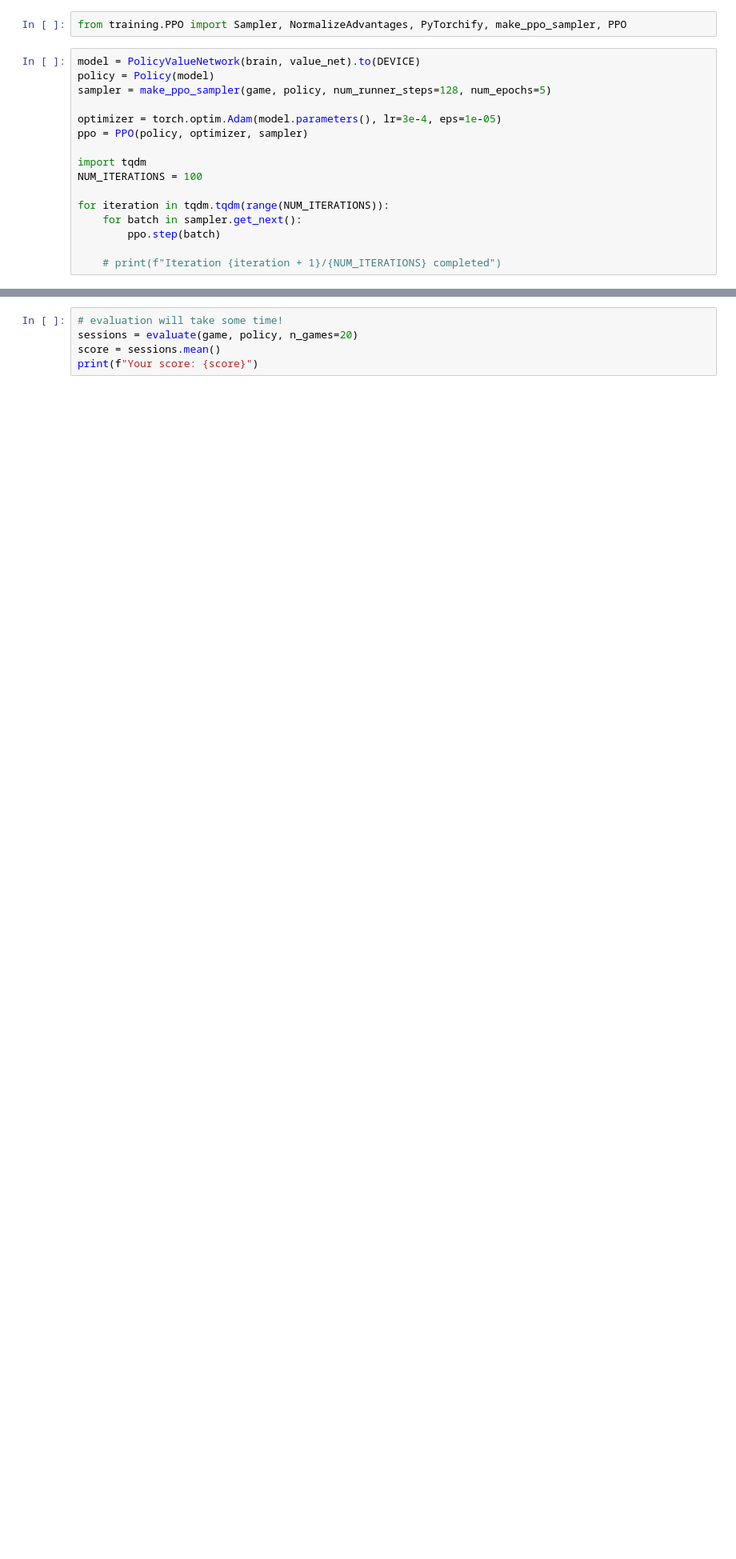
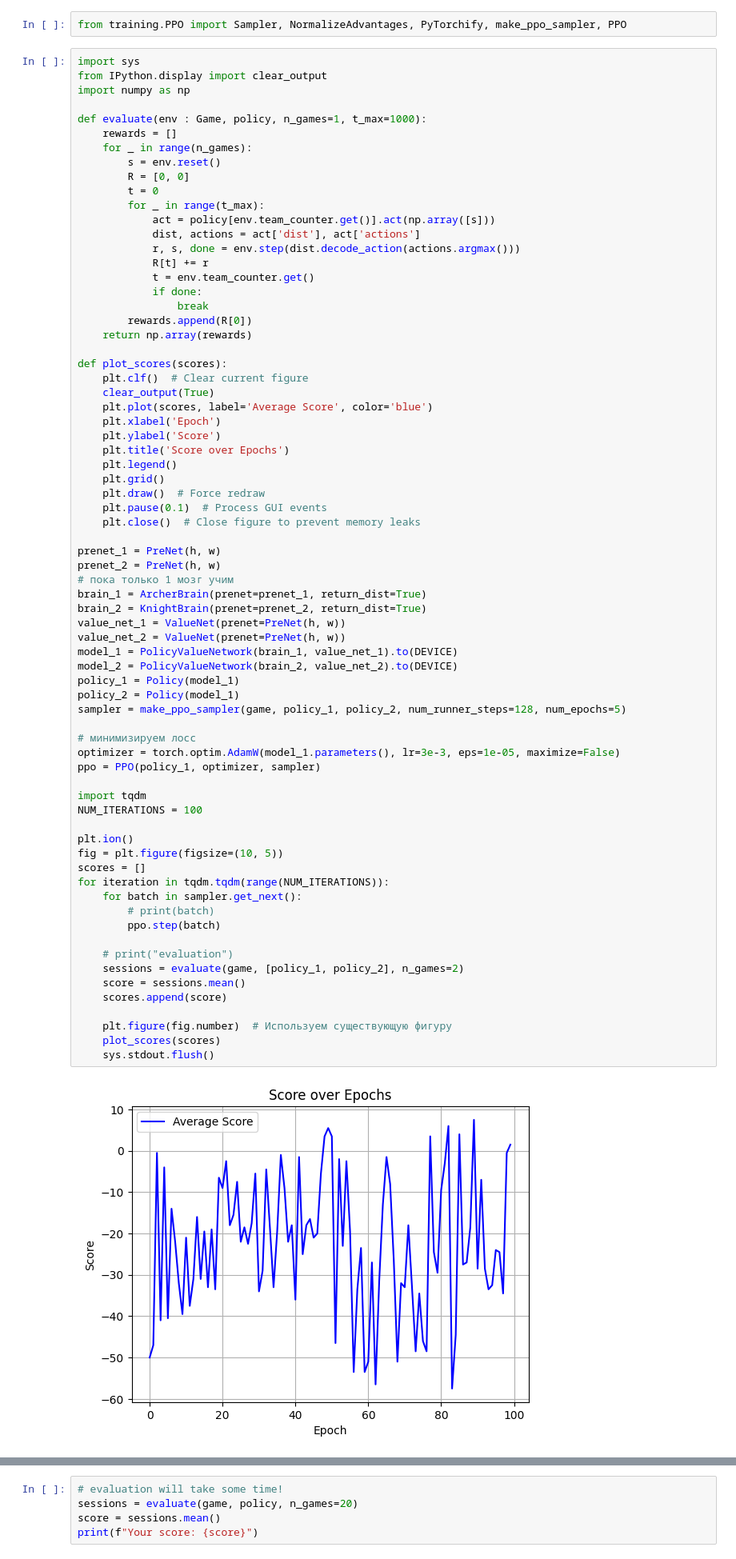
Before and after one commit to Mr-Grag-Universe/hex_game, a Jupyter notebook: train.ipynb, the cells around one changed output, grey strips where cells are left out. Shown at 80% size. Saved outputs shown, nothing was run; the diff lists cells and outputs as text; blank space fills up the shorter version.

```diff
--- a/train.ipynb
+++ b/train.ipynb
@@ -255,18 +318,75 @@ from training.GAE import GAE
 # %%
 from training.PPO import Sampler, NormalizeAdvantages, PyTorchify, make_ppo_sampler, PPO
 # %%
-model = PolicyValueNetwork(brain, value_net).to(DEVICE)
-policy = Policy(model)
-sampler = make_ppo_sampler(game, policy, num_runner_steps=128, num_epochs=5)
+import sys
+from IPython.display import clear_output
+import numpy as np
 
-optimizer = torch.optim.Adam(model.parameters(), lr=3e-4, eps=1e-05)
-ppo = PPO(policy, optimizer, sampler)
+def evaluate(env : Game, policy, n_games=1, t_max=1000):
+    rewards = []
+    for _ in range(n_games):
+        s = env.reset()
+        R = [0, 0]
+        t = 0
+        for _ in range(t_max):
+            act = policy[env.team_counter.get()].act(np.array([s]))
+            dist, actions = act['dist'], act['actions']
+            r, s, done = env.step(dist.decode_action(actions.argmax()))
+            R[t] += r
+            t = env.team_counter.get()
+            if done:
+                break
+        rewards.append(R[0])
+    return np.array(rewards)
+
+def plot_scores(scores):
+    plt.clf()  # Clear current figure
+    clear_output(True)
+    plt.plot(scores, label='Average Score', color='blue')
+    plt.xlabel('Epoch')
+    plt.ylabel('Score')
+    plt.title('Score over Epochs')
+    plt.legend()
+    plt.grid()
+    plt.draw()  # Force redraw
+    plt.pause(0.1)  # Process GUI events
+    plt.close()  # Close figure to prevent memory leaks
+
+prenet_1 = PreNet(h, w)
+prenet_2 = PreNet(h, w)
+# пока только 1 мозг учим
+brain_1 = ArcherBrain(prenet=prenet_1, return_dist=True)
+brain_2 = KnightBrain(prenet=prenet_2, return_dist=True)
+value_net_1 = ValueNet(prenet=PreNet(h, w))
+value_net_2 = ValueNet(prenet=PreNet(h, w))
+model_1 = PolicyValueNetwork(brain_1, value_net_1).to(DEVICE)
+model_2 = PolicyValueNetwork(brain_2, value_net_2).to(DEVICE)
+policy_1 = Policy(model_1)
+policy_2 = Policy(model_1)
+sampler = make_ppo_sampler(game, policy_1, policy_2, num_runner_steps=128, num_epochs=5)
+
+# минимизируем лосс
+optimizer = torch.optim.AdamW(model_1.parameters(), lr=3e-3, eps=1e-05, maximize=False)
+ppo = PPO(policy_1, optimizer, sampler)
 
 import tqdm
 NUM_ITERATIONS = 100
 
+plt.ion()
+fig = plt.figure(figsize=(10, 5))
+scores = []
 for iteration in tqdm.tqdm(range(NUM_ITERATIONS)):
     for batch in sampler.get_next():
+        # print(batch)
         ppo.step(batch)
 
-    # print(f"Iteration {iteration + 1}/{NUM_ITERATIONS} completed")
+    # print("evaluation")
+    sessions = evaluate(game, [policy_1, policy_2], n_games=2)
+    score = sessions.mean()
+    scores.append(score)
+
+    plt.figure(fig.number)  # Используем существующую фигуру
+    plot_scores(scores)
+    sys.stdout.flush()
+# %% [output]
+[figure, added]
```
Also changed, not shown: parts of 9 cells of this notebook, 7 other files.
